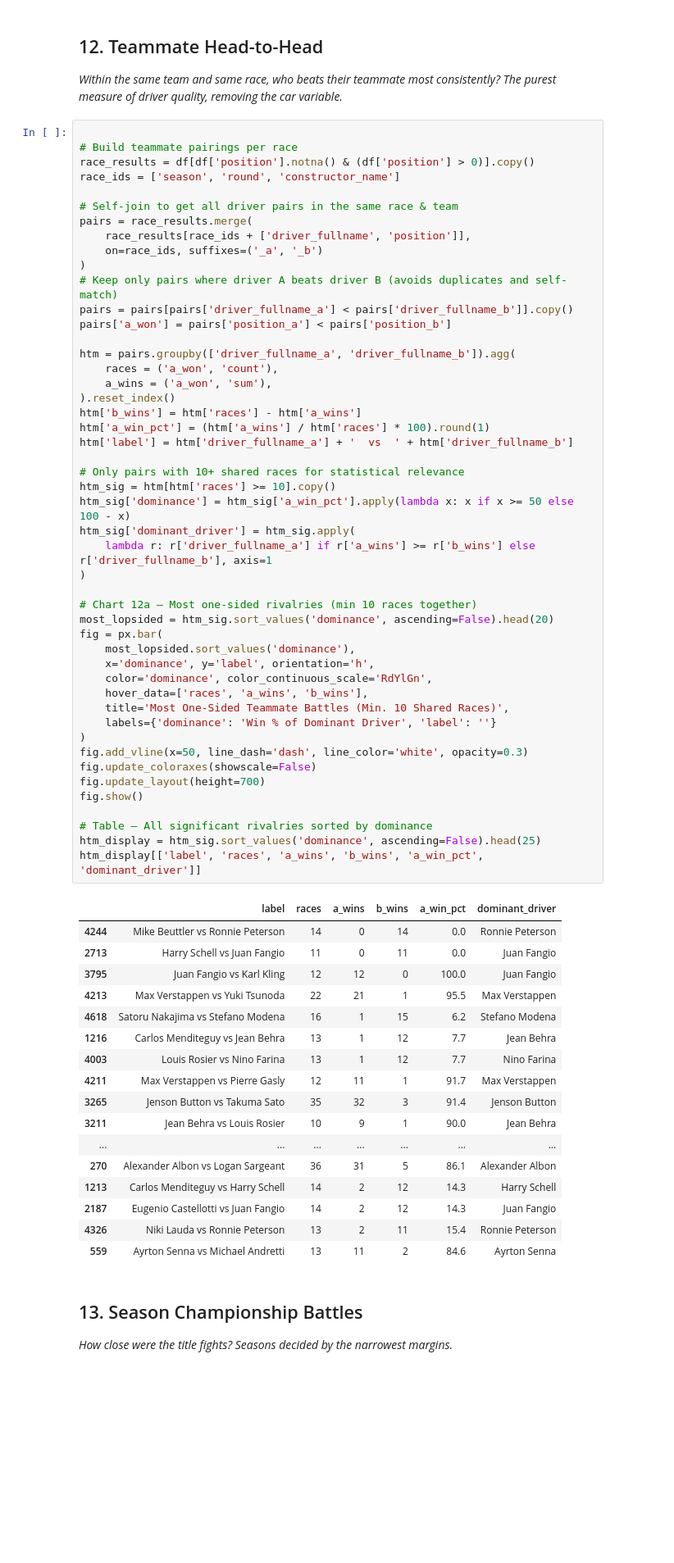
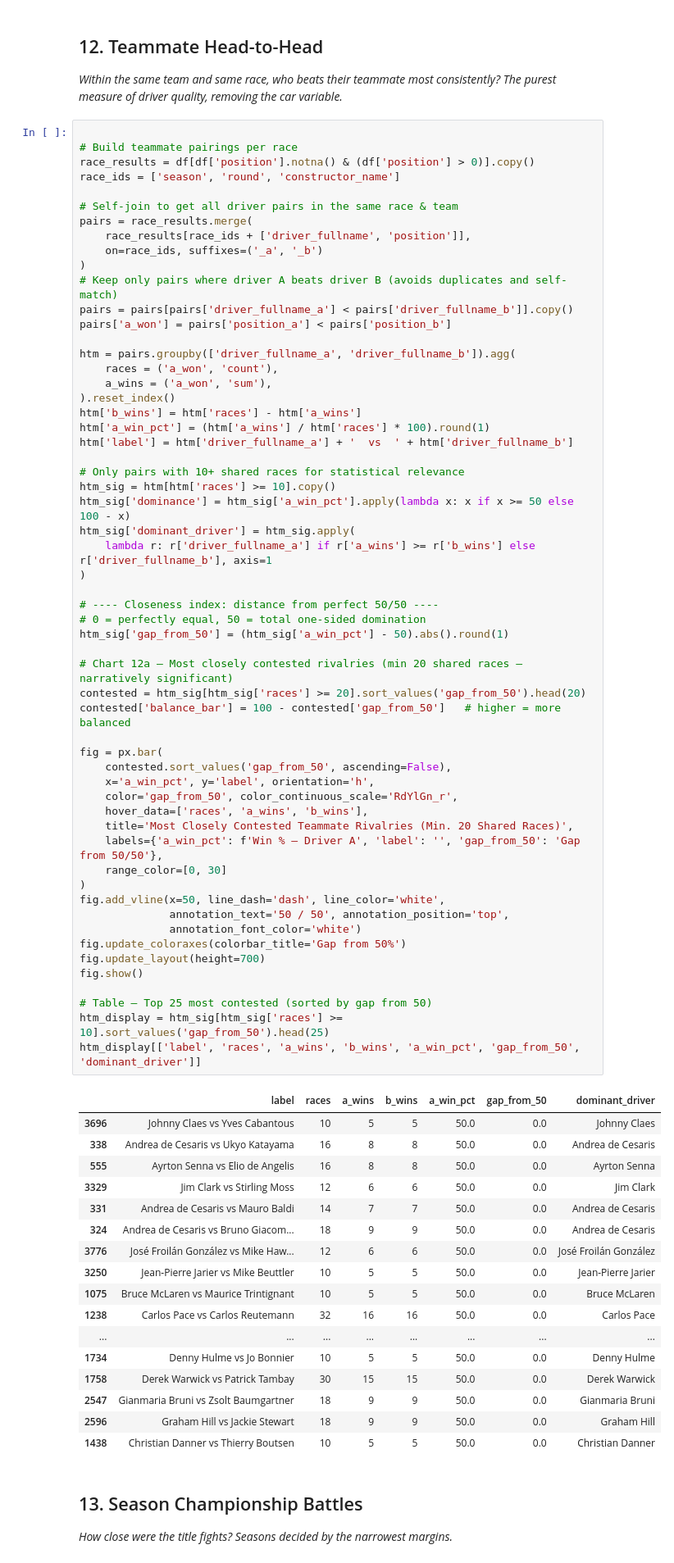
Before and after one commit to MamadouLamineDiamban/f1_data_engine, a Jupyter notebook: notebooks/f1_statistical_analysis.ipynb, the cells around one changed output. Shown at 82% size. Saved outputs shown, nothing was run; the diff lists cells and outputs as text; blank space fills up the shorter version.

Commit message:
fix: s12 H2H now shows most closely contested rivalries (sorted by gap from 50/50)

```diff
--- a/notebooks/f1_statistical_analysis.ipynb
+++ b/notebooks/f1_statistical_analysis.ipynb
@@ -949,62 +949,71 @@ race_ids = ['season', 'round', 'constructor_name']
 pairs = race_results.merge(
     race_results[race_ids + ['driver_fullname', 'position']],
     on=race_ids, suffixes=('_a', '_b')
 )
 # Keep only pairs where driver A beats driver B (avoids duplicates and self-match)
 pairs = pairs[pairs['driver_fullname_a'] < pairs['driver_fullname_b']].copy()
 pairs['a_won'] = pairs['position_a'] < pairs['position_b']
 
 htm = pairs.groupby(['driver_fullname_a', 'driver_fullname_b']).agg(
     races = ('a_won', 'count'),
     a_wins = ('a_won', 'sum'),
 ).reset_index()
 htm['b_wins'] = htm['races'] - htm['a_wins']
 htm['a_win_pct'] = (htm['a_wins'] / htm['races'] * 100).round(1)
 htm['label'] = htm['driver_fullname_a'] + '  vs  ' + htm['driver_fullname_b']
 
 # Only pairs with 10+ shared races for statistical relevance
 htm_sig = htm[htm['races'] >= 10].copy()
 htm_sig['dominance'] = htm_sig['a_win_pct'].apply(lambda x: x if x >= 50 else 100 - x)
 htm_sig['dominant_driver'] = htm_sig.apply(
     lambda r: r['driver_fullname_a'] if r['a_wins'] >= r['b_wins'] else r['driver_fullname_b'], axis=1
 )
 
-# Chart 12a — Most one-sided rivalries (min 10 races together)
-most_lopsided = htm_sig.sort_values('dominance', ascending=False).head(20)
+# ---- Closeness index: distance from perfect 50/50 ----
+# 0 = perfectly equal, 50 = total one-sided domination
+htm_sig['gap_from_50'] = (htm_sig['a_win_pct'] - 50).abs().round(1)
+
+# Chart 12a — Most closely contested rivalries (min 20 shared races — narratively significant)
+contested = htm_sig[htm_sig['races'] >= 20].sort_values('gap_from_50').head(20)
+contested['balance_bar'] = 100 - contested['gap_from_50']   # higher = more balanced
+
 fig = px.bar(
-    most_lopsided.sort_values('dominance'),
-    x='dominance', y='label', orientation='h',
-    color='dominance', color_continuous_scale='RdYlGn',
+    contested.sort_values('gap_from_50', ascending=False),
+    x='a_win_pct', y='label', orientation='h',
+    color='gap_from_50', color_continuous_scale='RdYlGn_r',
     hover_data=['races', 'a_wins', 'b_wins'],
-    title='Most One-Sided Teammate Battles (Min. 10 Shared Races)',
-    labels={'dominance': 'Win % of Dominant Driver', 'label': ''}
+    title='Most Closely Contested Teammate Rivalries (Min. 20 Shared Races)',
+    labels={'a_win_pct': f'Win % — Driver A', 'label': '', 'gap_from_50': 'Gap from 50/50'},
+    range_color=[0, 30]
 )
-fig.add_vline(x=50, line_dash='dash', line_color='white', opacity=0.3)
-fig.update_coloraxes(showscale=False)
+fig.add_vline(x=50, line_dash='dash', line_color='white',
+              annotation_text='50 / 50', annotation_position='top',
+              annotation_font_color='white')
+fig.update_coloraxes(colorbar_title='Gap from 50%')
 fig.update_layout(height=700)
 fig.show()
 
-# Table — All significant rivalries sorted by dominance
-htm_display = htm_sig.sort_values('dominance', ascending=False).head(25)
-htm_display[['label', 'races', 'a_wins', 'b_wins', 'a_win_pct', 'dominant_driver']]
+# Table — Top 25 most contested (sorted by gap from 50)
+htm_display = htm_sig[htm_sig['races'] >= 10].sort_values('gap_from_50').head(25)
+htm_display[['label', 'races', 'a_wins', 'b_wins', 'a_win_pct', 'gap_from_50', 'dominant_driver']]
 # %% [output]
-|  | label | races | a_wins | b_wins | a_win_pct | dominant_driver |
-| 4244 | Mike Beuttler vs Ronnie Peterson | 14 | 0 | 14 | 0.0 | Ronnie Peterson |
-| 2713 | Harry Schell vs Juan Fangio | 11 | 0 | 11 | 0.0 | Juan Fangio |
-| 3795 | Juan Fangio vs Karl Kling | 12 | 12 | 0 | 100.0 | Juan Fangio |
-| 4213 | Max Verstappen vs Yuki Tsunoda | 22 | 21 | 1 | 95.5 | Max Verstappen |
-| 4618 | Satoru Nakajima vs Stefano Modena | 16 | 1 | 15 | 6.2 | Stefano Modena |
-| 1216 | Carlos Menditeguy vs Jean Behra | 13 | 1 | 12 | 7.7 | Jean Behra |
-| 4003 | Louis Rosier vs Nino Farina | 13 | 1 | 12 | 7.7 | Nino Farina |
-| 4211 | Max Verstappen vs Pierre Gasly | 12 | 11 | 1 | 91.7 | Max Verstappen |
-| 3265 | Jenson Button vs Takuma Sato | 35 | 32 | 3 | 91.4 | Jenson Button |
-| 3211 | Jean Behra vs Louis Rosier | 10 | 9 | 1 | 90.0 | Jean Behra |
-| ... | ... | ... | ... | ... | ... | ... |
-| 270 | Alexander Albon vs Logan Sargeant | 36 | 31 | 5 | 86.1 | Alexander Albon |
-| 1213 | Carlos Menditeguy vs Harry Schell | 14 | 2 | 12 | 14.3 | Harry Schell |
-| 2187 | Eugenio Castellotti vs Juan Fangio | 14 | 2 | 12 | 14.3 | Juan Fangio |
-| 4326 | Niki Lauda vs Ronnie Peterson | 13 | 2 | 11 | 15.4 | Ronnie Peterson |
-| 559 | Ayrton Senna vs Michael Andretti | 13 | 11 | 2 | 84.6 | Ayrton Senna |
+|  | label | races | a_wins | b_wins | a_win_pct | gap_from_50 | dominant_driver |
+| 3696 | Johnny Claes vs Yves Cabantous | 10 | 5 | 5 | 50.0 | 0.0 | Johnny Claes |
+| 338 | Andrea de Cesaris vs Ukyo Katayama | 16 | 8 | 8 | 50.0 | 0.0 | Andrea de Cesaris |
+| 555 | Ayrton Senna vs Elio de Angelis | 16 | 8 | 8 | 50.0 | 0.0 | Ayrton Senna |
+| 3329 | Jim Clark vs Stirling Moss | 12 | 6 | 6 | 50.0 | 0.0 | Jim Clark |
+| 331 | Andrea de Cesaris vs Mauro Baldi | 14 | 7 | 7 | 50.0 | 0.0 | Andrea de Cesaris |
+| 324 | Andrea de Cesaris vs Bruno Giacom... | 18 | 9 | 9 | 50.0 | 0.0 | Andrea de Cesaris |
+| 3776 | José Froilán González vs Mike Haw... | 12 | 6 | 6 | 50.0 | 0.0 | José Froilán González |
+| 3250 | Jean-Pierre Jarier vs Mike Beuttler | 10 | 5 | 5 | 50.0 | 0.0 | Jean-Pierre Jarier |
+| 1075 | Bruce McLaren vs Maurice Trintignant | 10 | 5 | 5 | 50.0 | 0.0 | Bruce McLaren |
+| 1238 | Carlos Pace vs Carlos Reutemann | 32 | 16 | 16 | 50.0 | 0.0 | Carlos Pace |
+| ... | ... | ... | ... | ... | ... | ... | ... |
+| 1734 | Denny Hulme vs Jo Bonnier | 10 | 5 | 5 | 50.0 | 0.0 | Denny Hulme |
+| 1758 | Derek Warwick vs Patrick Tambay | 30 | 15 | 15 | 50.0 | 0.0 | Derek Warwick |
+| 2547 | Gianmaria Bruni vs Zsolt Baumgartner | 18 | 9 | 9 | 50.0 | 0.0 | Gianmaria Bruni |
+| 2596 | Graham Hill vs Jackie Stewart | 18 | 9 | 9 | 50.0 | 0.0 | Graham Hill |
+| 1438 | Christian Danner vs Thierry Boutsen | 10 | 5 | 5 | 50.0 | 0.0 | Christian Danner |
 # %% [markdown]
 ## 13. Season Championship Battles
 
```
Also changed, not shown: 1 other file.
